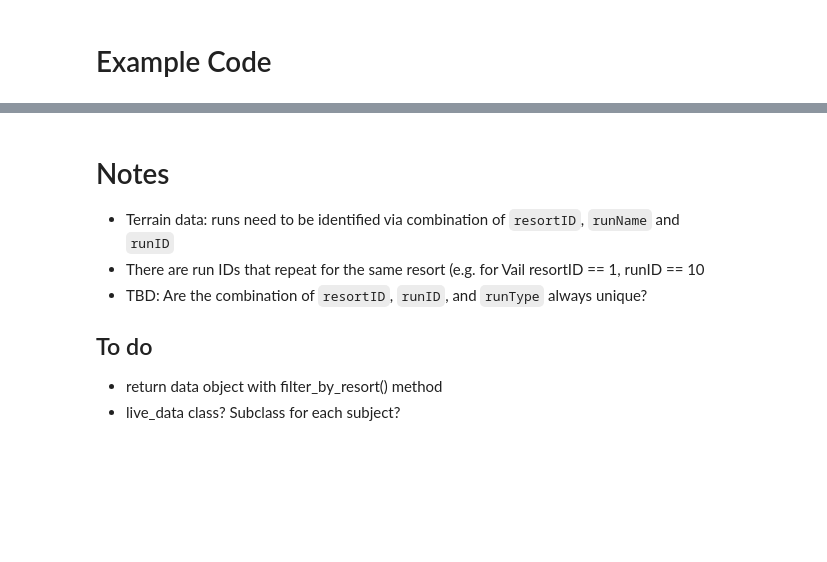
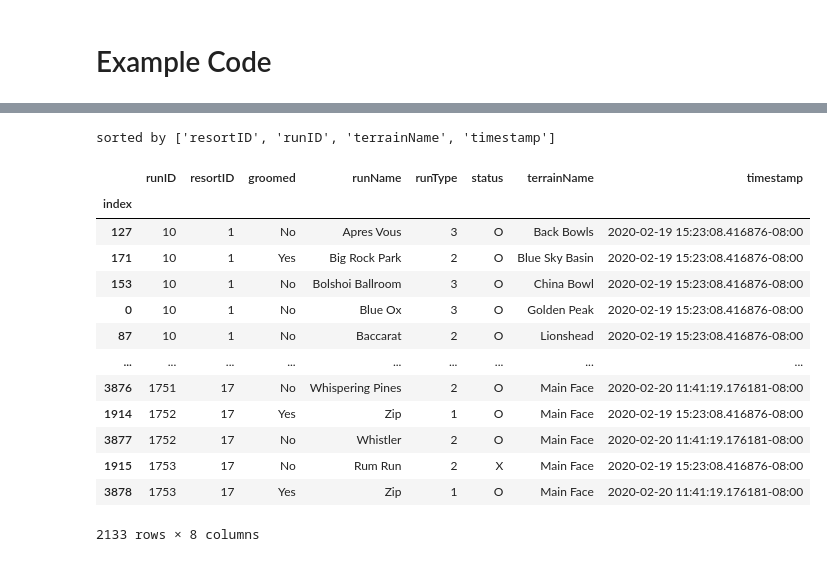
Before and after one commit to Pall-v/snowbot, a Jupyter notebook: notebooks/2.0-pv-process-json.ipynb, the cells around one changed output, grey strips where cells are left out. Drawn from its saved outputs; the diff is of its cells as text; code cells hidden in the pictures; blank space fills up the shorter version.

```diff
--- a/notebooks/2.0-pv-process-json.ipynb
+++ b/notebooks/2.0-pv-process-json.ipynb
@@ -1390,12 +1168,28 @@ for f, topic in zip(['get_data_changes_merged_whis_lifts',
                             f + suffix + '_valid.pkl')
         df = set_df_datatypes(df, topic)
         df.to_pickle(TEST_VALIDATION_DATA_DIR + f + suffix + '_valid.pkl')
-# %% [markdown]
-# Notes
-- Terrain data: runs need to be identified via combination of `resortID`, `runName` and `runID`
-- There are run IDs that repeat for the same resort (e.g. for Vail resortID == 1, runID == 10
-- TBD: Are the combination of `resortID`, `runID`, and `runType` always unique?
-
-## To do
-- return data object with filter_by_resort() method
-- live_data class?  Subclass for each subject?
+# %%
+
+topic = 'terrain'
+test_df = load_dataframe_from_parquet_on_s3(topic + HISTORY_SUFFIX)
+
+# Sort by timestamp and ID columns
+record_id_cols = include_timestamp_in_colnames(topic_ID_col_names[topic])
+print(f"sorted by {record_id_cols}")
+test_df.sort_values(record_id_cols)
+# %% [output]
+sorted by ['resortID', 'runID', 'terrainName', 'timestamp']
+|  | runID | resortID | groomed | runName | runType | status | terrainName | timestamp |
+| index |  |  |  |  |  |  |  |  |
+| 127 | 10 | 1 | No | Apres Vous | 3 | O | Back Bowls | 2020-02-19 15:23:08.416876-08:00 |
+| 171 | 10 | 1 | Yes | Big Rock Park | 2 | O | Blue Sky Basin | 2020-02-19 15:23:08.416876-08:00 |
+| 153 | 10 | 1 | No | Bolshoi Ballroom | 3 | O | China Bowl | 2020-02-19 15:23:08.416876-08:00 |
+| 0 | 10 | 1 | No | Blue Ox | 3 | O | Golden Peak | 2020-02-19 15:23:08.416876-08:00 |
+| 87 | 10 | 1 | No | Baccarat | 2 | O | Lionshead | 2020-02-19 15:23:08.416876-08:00 |
+| ... | ... | ... | ... | ... | ... | ... | ... | ... |
+| 3876 | 1751 | 17 | No | Whispering Pines | 2 | O | Main Face | 2020-02-20 11:41:19.176181-08:00 |
+| 1914 | 1752 | 17 | Yes | Zip | 1 | O | Main Face | 2020-02-19 15:23:08.416876-08:00 |
+| 3877 | 1752 | 17 | No | Whistler | 2 | O | Main Face | 2020-02-20 11:41:19.176181-08:00 |
+| 1915 | 1753 | 17 | No | Rum Run | 2 | X | Main Face | 2020-02-19 15:23:08.416876-08:00 |
+| 3878 | 1753 | 17 | Yes | Zip | 1 | O | Main Face | 2020-02-20 11:41:19.176181-08:00 |
+2133 rows × 8 columns
```
Also changed, not shown: parts of 59 cells of this notebook, 1 other file.
